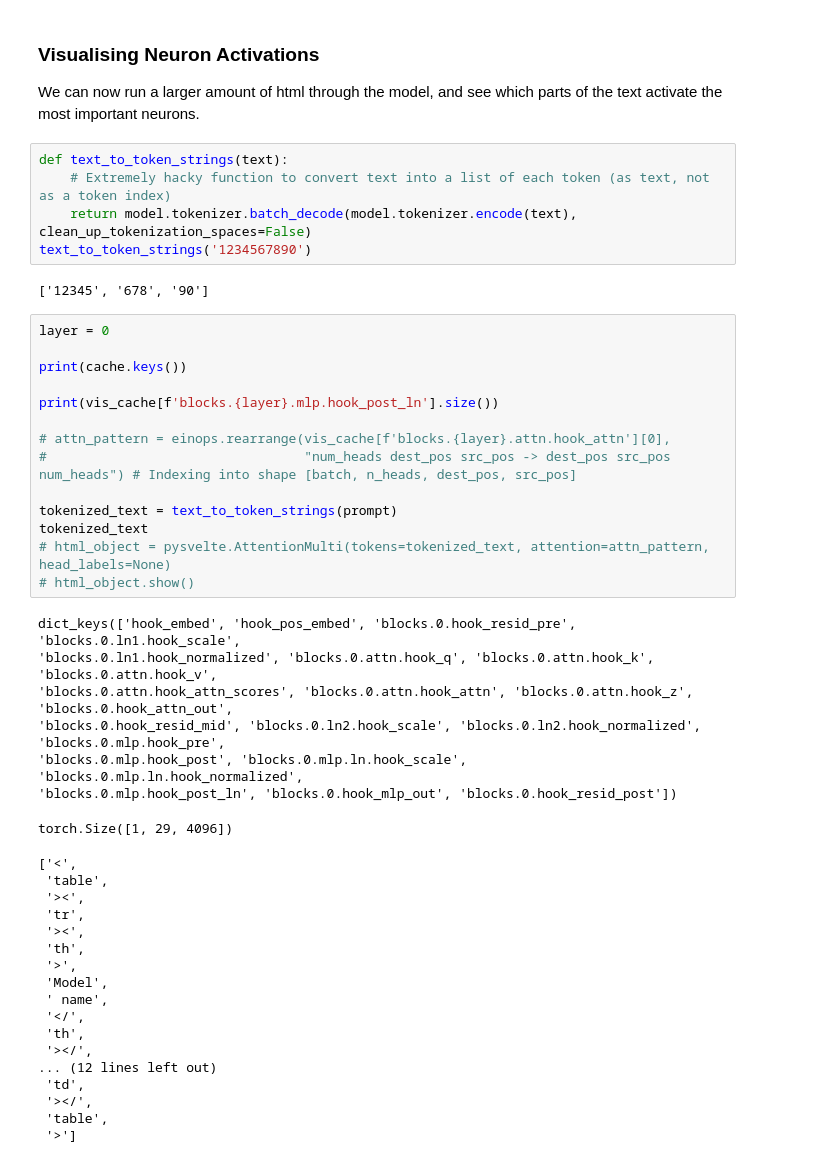
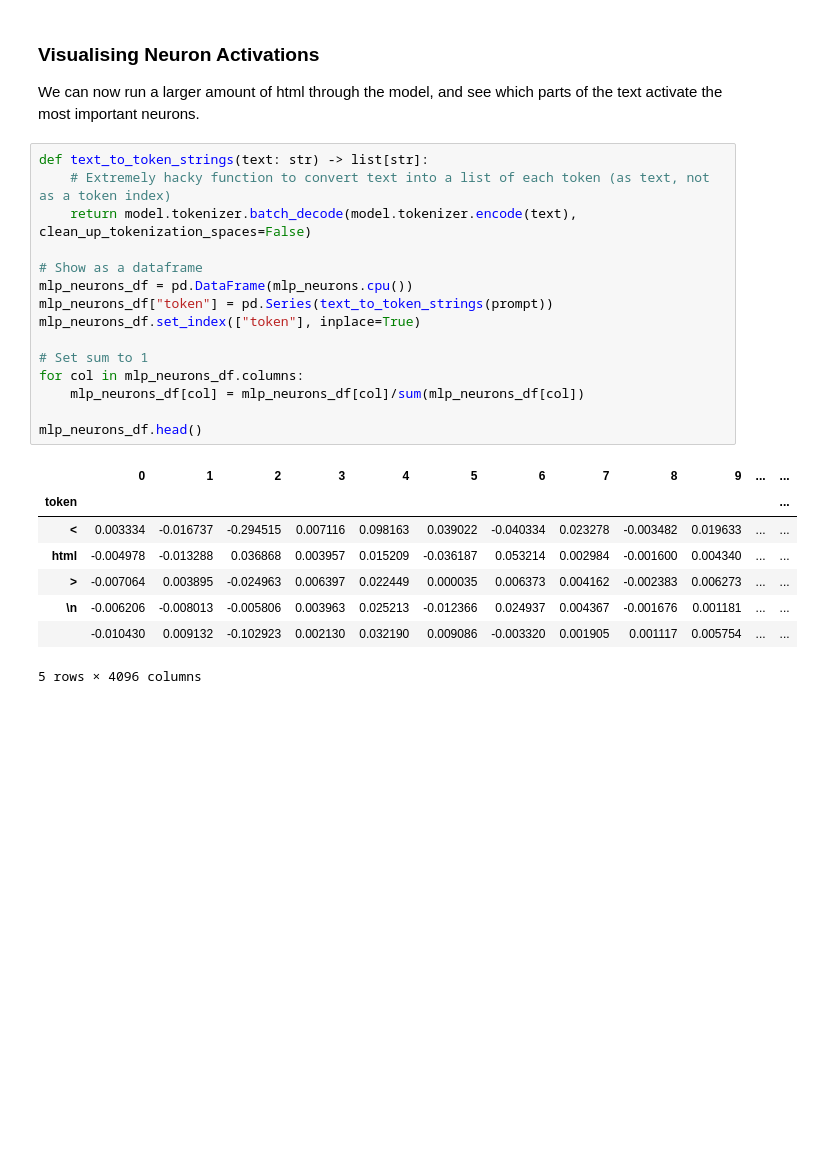
Before and after one commit to alan-cooney/mech-interp-code-generation, a Jupyter notebook: SoLU_Circuits.ipynb, the cells around one changed output. Drawn from its saved outputs; the diff is of its cells as text; blank space fills up the shorter version.

Commit message:
Add visualization for specific MLP neuron

```diff
--- a/SoLU_Circuits.ipynb
+++ b/SoLU_Circuits.ipynb
@@ -396,48 +398,26 @@ torch.Size([225, 4096])
 
 We can now run a larger amount of html through the model, and see which parts of the text activate the most important neurons.
 # %%
-def text_to_token_strings(text):
+def text_to_token_strings(text: str) -> list[str]:
     # Extremely hacky function to convert text into a list of each token (as text, not as a token index)
     return model.tokenizer.batch_decode(model.tokenizer.encode(text), clean_up_tokenization_spaces=False)
-text_to_token_strings('1234567890')
+
+# Show as a dataframe
+mlp_neurons_df = pd.DataFrame(mlp_neurons.cpu())
+mlp_neurons_df["token"] = pd.Series(text_to_token_strings(prompt))
+mlp_neurons_df.set_index(["token"], inplace=True)
+
+# Set sum to 1
+for col in mlp_neurons_df.columns:
+    mlp_neurons_df[col] = mlp_neurons_df[col]/sum(mlp_neurons_df[col])
+
+mlp_neurons_df.head()
 # %% [output]
+|  | 0 | 1 | 2 | 3 | 4 | 5 | 6 | 7 | 8 | 9 | ... | ... |
+| token |  |  |  |  |  |  |  |  |  |  |  | ... |
+| < | 0.003334 | -0.016737 | -0.294515 | 0.007116 | 0.098163 | 0.039022 | -0.040334 | 0.023278 | -0.003482 | 0.019633 | ... | ... |
+| html | -0.004978 | -0.013288 | 0.036868 | 0.003957 | 0.015209 | -0.036187 | 0.053214 | 0.002984 | -0.001600 | 0.004340 | ... | ... |
+| > | -0.007064 | 0.003895 | -0.024963 | 0.006397 | 0.022449 | 0.000035 | 0.006373 | 0.004162 | -0.002383 | 0.006273 | ... | ... |
+| \n | -0.006206 | -0.008013 | -0.005806 | 0.003963 | 0.025213 | -0.012366 | 0.024937 | 0.004367 | -0.001676 | 0.001181 | ... | ... |
+|  | -0.010430 | 0.009132 | -0.102923 | 0.002130 | 0.032190 | 0.009086 | -0.003320 | 0.001905 | 0.001117 | 0.005754 | ... | ... |
-['12345', '678', '90']
+5 rows × 4096 columns
-# %%
-layer = 0
-
-print(cache.keys())
-
-print(vis_cache[f'blocks.{layer}.mlp.hook_post_ln'].size())
-
-# attn_pattern = einops.rearrange(vis_cache[f'blocks.{layer}.attn.hook_attn'][0],
-#                                 "num_heads dest_pos src_pos -> dest_pos src_pos num_heads") # Indexing into shape [batch, n_heads, dest_pos, src_pos]
-
-tokenized_text = text_to_token_strings(prompt)
-tokenized_text
-# html_object = pysvelte.AttentionMulti(tokens=tokenized_text, attention=attn_pattern, head_labels=None)
-# html_object.show()
-# %% [output]
-dict_keys(['hook_embed', 'hook_pos_embed', 'blocks.0.hook_resid_pre', 'blocks.0.ln1.hook_scale',
-'blocks.0.ln1.hook_normalized', 'blocks.0.attn.hook_q', 'blocks.0.attn.hook_k', 'blocks.0.attn.hook_v',
-'blocks.0.attn.hook_attn_scores', 'blocks.0.attn.hook_attn', 'blocks.0.attn.hook_z', 'blocks.0.hook_attn_out',
-'blocks.0.hook_resid_mid', 'blocks.0.ln2.hook_scale', 'blocks.0.ln2.hook_normalized', 'blocks.0.mlp.hook_pre',
-'blocks.0.mlp.hook_post', 'blocks.0.mlp.ln.hook_scale', 'blocks.0.mlp.ln.hook_normalized',
-'blocks.0.mlp.hook_post_ln', 'blocks.0.hook_mlp_out', 'blocks.0.hook_resid_post'])
-torch.Size([1, 29, 4096])
-['<',
- 'table',
- '><',
- 'tr',
- '><',
- 'th',
- '>',
- 'Model',
- ' name',
- '</',
- 'th',
- '></',
-... (12 lines left out)
- 'td',
- '></',
- 'table',
- '>']
```
Also changed, not shown: parts of 10 cells of this notebook.
